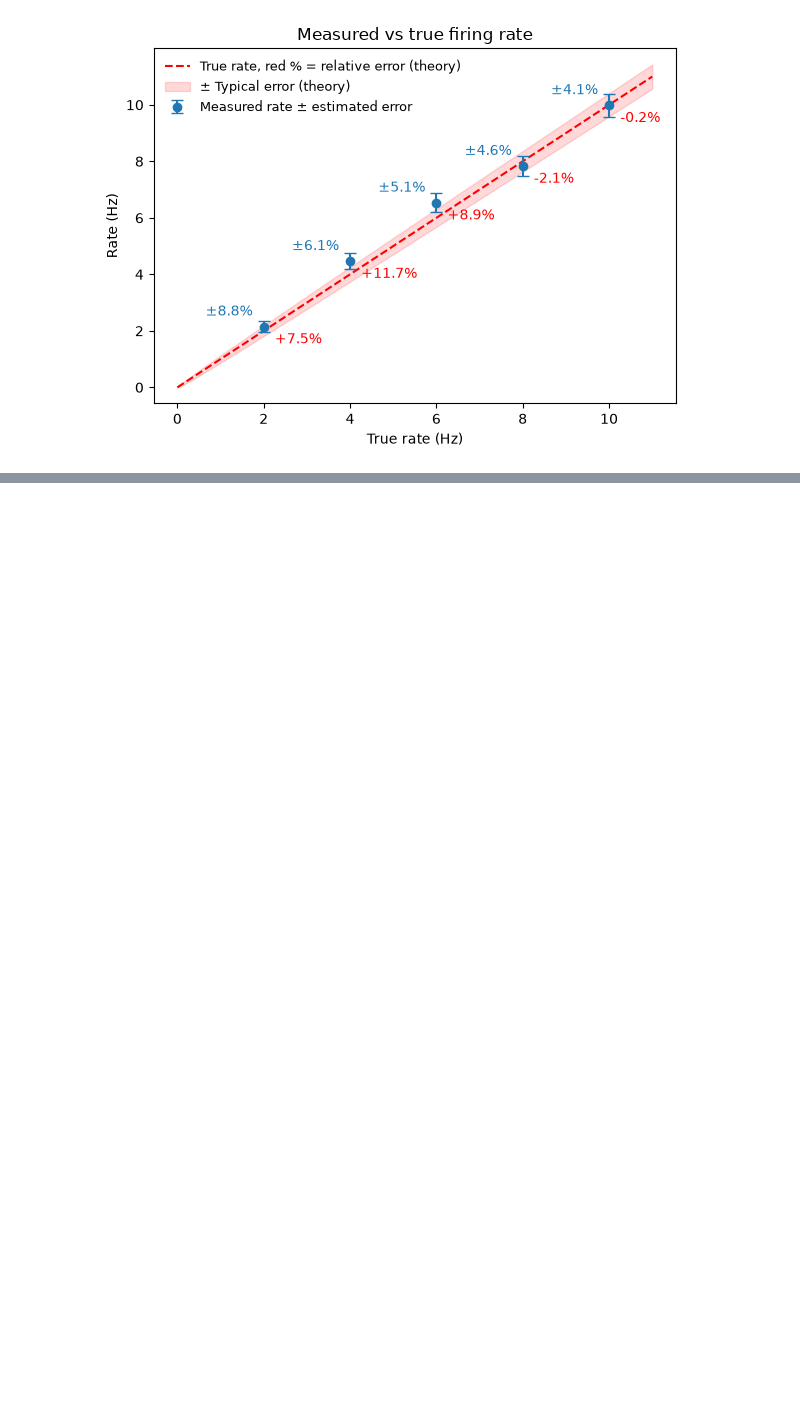
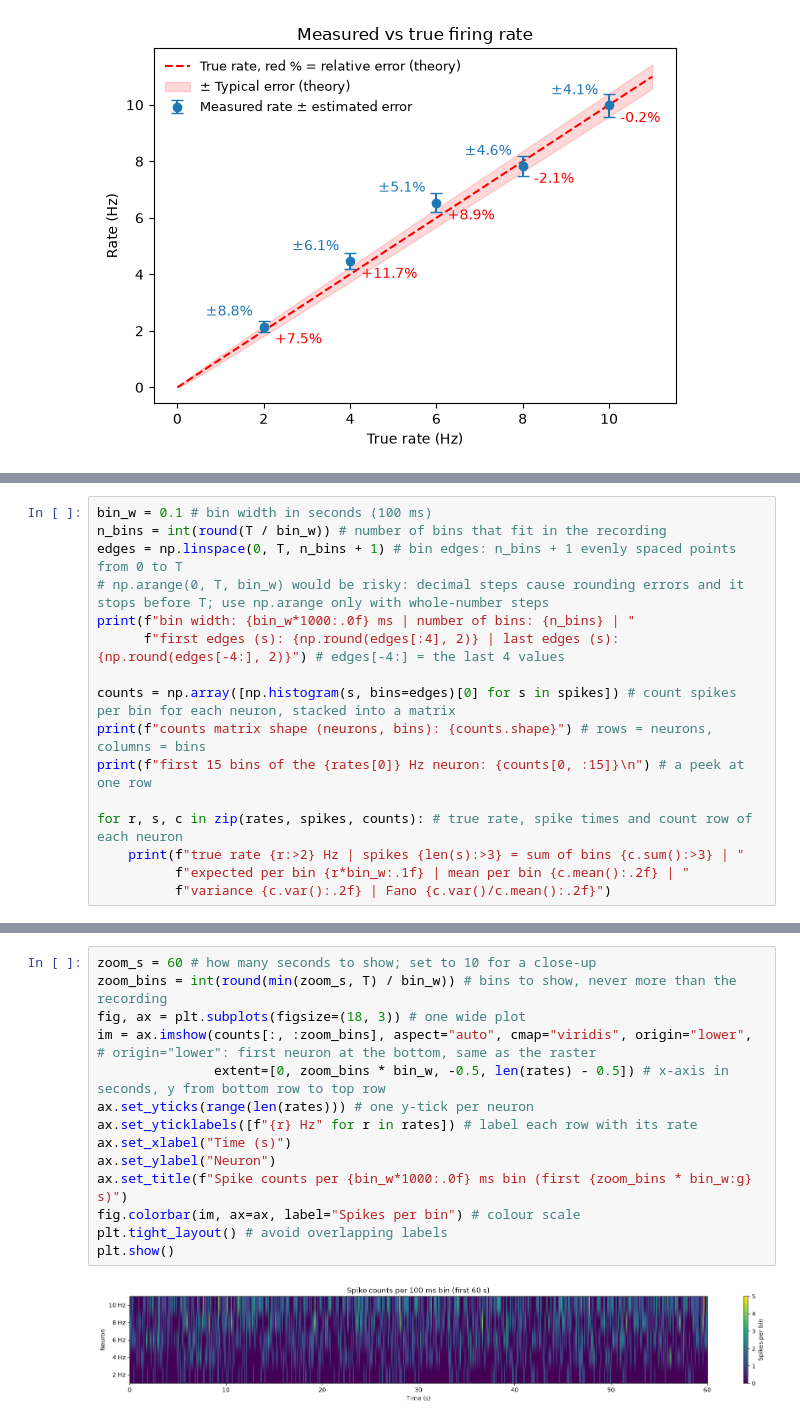
Before and after one commit to abalderasmaza/neuro-ml, a Jupyter notebook: notebooks/01_spike_stats.ipynb, the cells around one changed output, grey strips where cells are left out. Cells and saved outputs as stored; diff of their text form; blank space fills up the shorter version.

```diff
--- a/notebooks/01_spike_stats.ipynb
+++ b/notebooks/01_spike_stats.ipynb
@@ -159,0 +270,16 @@ plt.show()
+# %%
+bin_w = 0.1 # bin width in seconds (100 ms)
+n_bins = int(round(T / bin_w)) # number of bins that fit in the recording
+edges = np.linspace(0, T, n_bins + 1) # bin edges: n_bins + 1 evenly spaced points from 0 to T
+# np.arange(0, T, bin_w) would be risky: decimal steps cause rounding errors and it stops before T; use np.arange only with whole-number steps
+print(f"bin width: {bin_w*1000:.0f} ms | number of bins: {n_bins} | "
+      f"first edges (s): {np.round(edges[:4], 2)} | last edges (s): {np.round(edges[-4:], 2)}") # edges[-4:] = the last 4 values
+
+counts = np.array([np.histogram(s, bins=edges)[0] for s in spikes]) # count spikes per bin for each neuron, stacked into a matrix
+print(f"counts matrix shape (neurons, bins): {counts.shape}") # rows = neurons, columns = bins
+print(f"first 15 bins of the {rates[0]} Hz neuron: {counts[0, :15]}\n") # a peek at one row
+
+for r, s, c in zip(rates, spikes, counts): # true rate, spike times and count row of each neuron
+    print(f"true rate {r:>2} Hz | spikes {len(s):>3} = sum of bins {c.sum():>3} | "
+          f"expected per bin {r*bin_w:.1f} | mean per bin {c.mean():.2f} | "
+          f"variance {c.var():.2f} | Fano {c.var()/c.mean():.2f}")
@@ -159,0 +296,16 @@ plt.show()
+# %%
+zoom_s = 60 # how many seconds to show; set to 10 for a close-up
+zoom_bins = int(round(min(zoom_s, T) / bin_w)) # bins to show, never more than the recording
+fig, ax = plt.subplots(figsize=(18, 3)) # one wide plot
+im = ax.imshow(counts[:, :zoom_bins], aspect="auto", cmap="viridis", origin="lower", # origin="lower": first neuron at the bottom, same as the raster
+               extent=[0, zoom_bins * bin_w, -0.5, len(rates) - 0.5]) # x-axis in seconds, y from bottom row to top row
+ax.set_yticks(range(len(rates))) # one y-tick per neuron
+ax.set_yticklabels([f"{r} Hz" for r in rates]) # label each row with its rate
+ax.set_xlabel("Time (s)")
+ax.set_ylabel("Neuron")
+ax.set_title(f"Spike counts per {bin_w*1000:.0f} ms bin (first {zoom_bins * bin_w:g} s)")
+fig.colorbar(im, ax=ax, label="Spikes per bin") # colour scale
+plt.tight_layout() # avoid overlapping labels
+plt.show()
+# %% [output]
+[figure, added]
```
Also changed, not shown: parts of 13 cells of this notebook.
